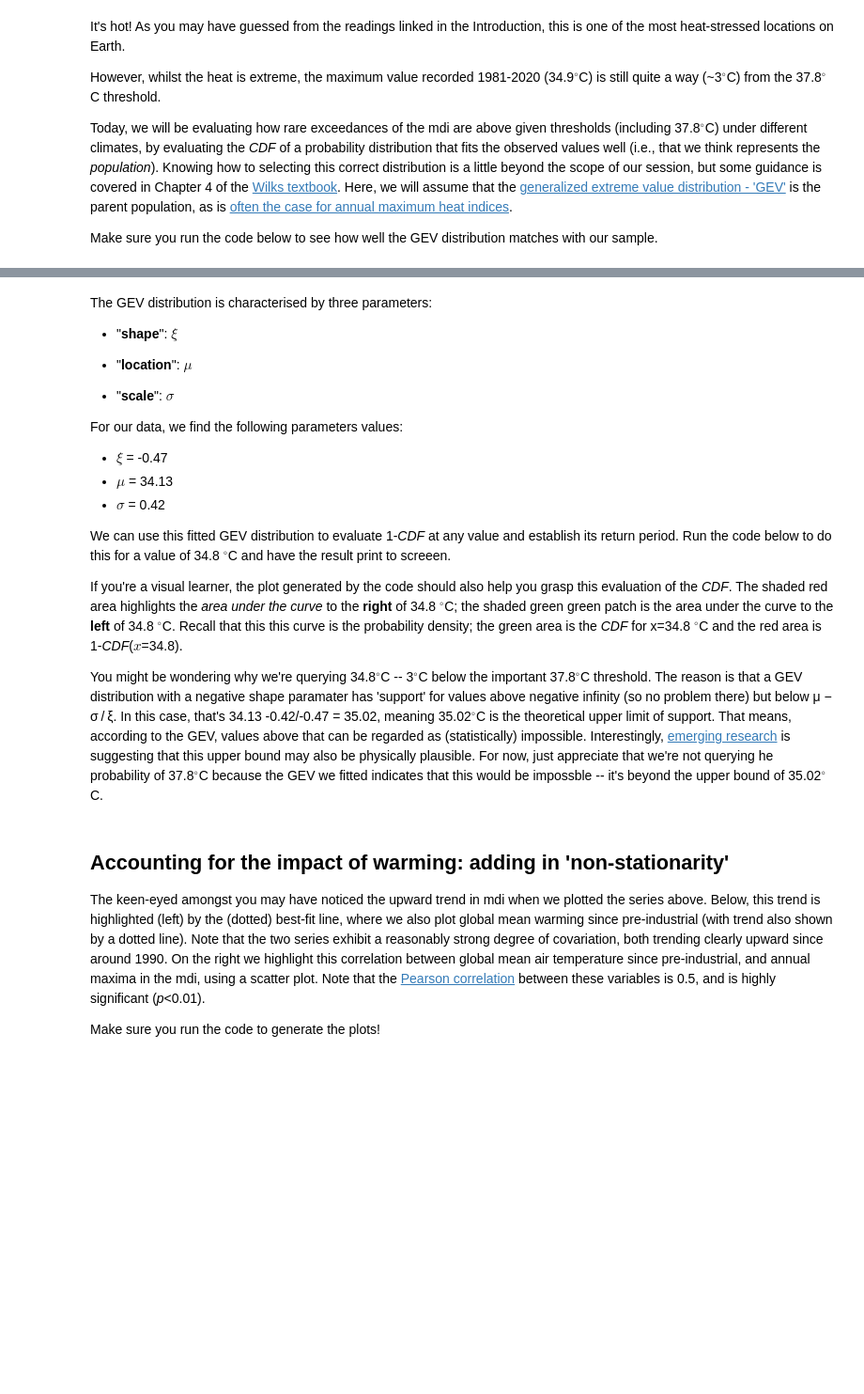
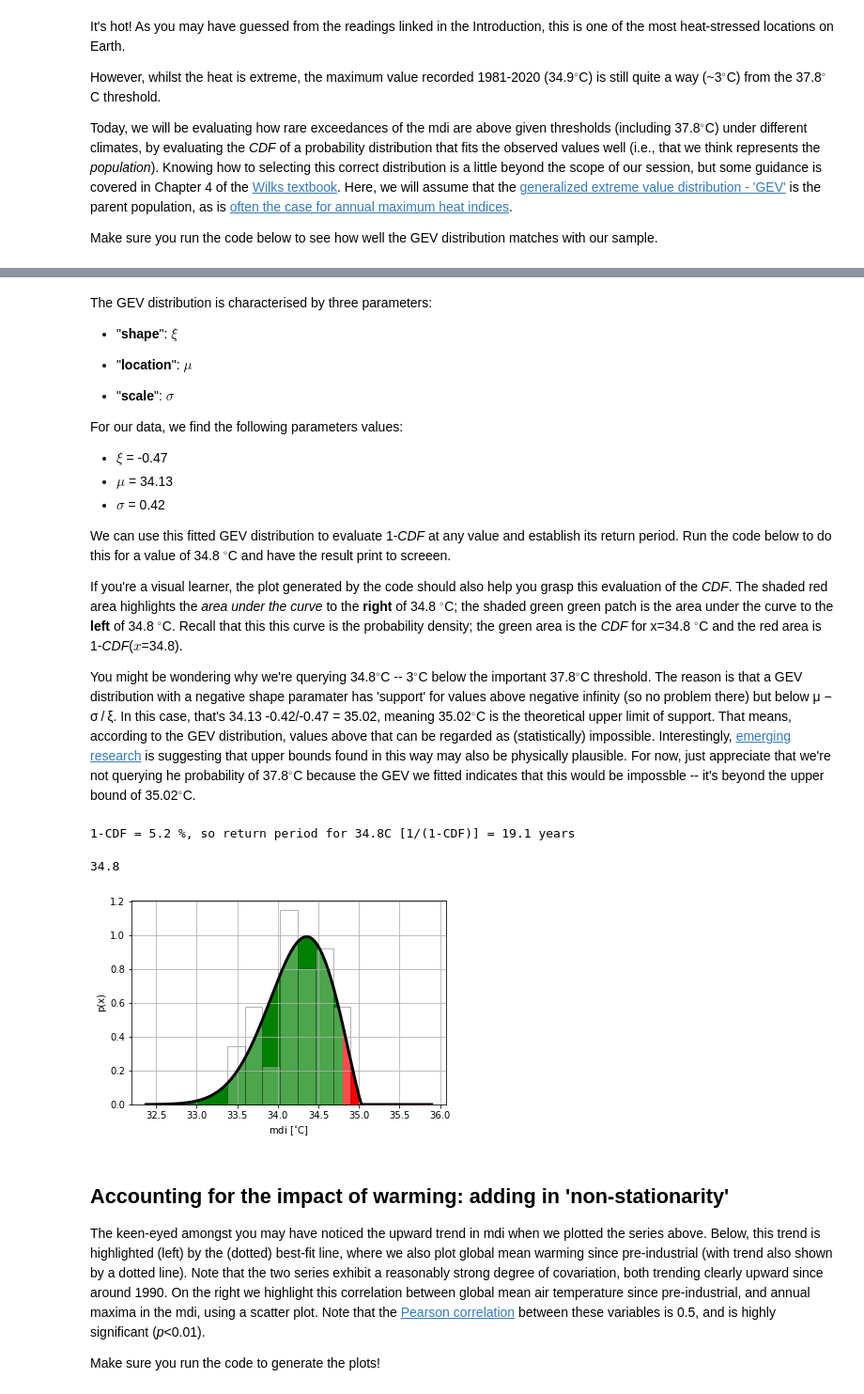
Before and after one commit to climatom/GYP050, a Jupyter notebook: Extreme heat.ipynb, the cells around one changed output, grey strips where cells are left out. Shown: that part at 94% size. Cells and saved outputs as stored; diff of their text form; code cells hidden in the pictures; blank space fills up the shorter version.

```diff
--- a/Extreme heat.ipynb
+++ b/Extreme heat.ipynb
@@ -85,23 +90,28 @@ We can use this fitted GEV distribution to evaluate 1-*CDF* at any value and est
 
 If you're a visual learner, the plot generated by the code should also help you grasp this evaluation of the *CDF*. The shaded red area highlights the *area under the curve* to the **right** of 34.8 $^{\circ}$C; the shaded green green patch is the area under the curve to the **left** of 34.8 $^{\circ}$C. Recall that this this curve is the probability density; the green area is the *CDF* for x=34.8 $^{\circ}$C and the red area is 1-*CDF*($x$=34.8).
 
-You might be wondering why we're querying 34.8$^{\circ}$C -- 3$^{\circ}$C below the important 37.8$^{\circ}$C threshold. The reason is that a GEV distribution with a negative shape paramater has 'support' for values above negative infinity (so no problem there) but below μ − σ / ξ. In this case, that's 34.13 -0.42/-0.47 = 35.02, meaning 35.02$^{\circ}$C is the theoretical upper limit of support. That means, according to the GEV, values above that can be regarded as (statistically) impossible. Interestingly, [emerging research](https://journals.ametsoc.org/view/journals/clim/aop/JCLI-D-20-0916.1/JCLI-D-20-0916.1.xml) is suggesting that this upper bound may also be physically plausible. For now, just appreciate that we're not querying he probability of 37.8$^{\circ}$C because the GEV we fitted indicates that this would be impossble -- it's beyond the upper bound of 35.02$^{\circ}$C.
+You might be wondering why we're querying 34.8$^{\circ}$C -- 3$^{\circ}$C below the important 37.8$^{\circ}$C threshold. The reason is that a GEV distribution with a negative shape paramater has 'support' for values above negative infinity (so no problem there) but below μ − σ / ξ. In this case, that's 34.13 -0.42/-0.47 = 35.02, meaning 35.02$^{\circ}$C is the theoretical upper limit of support. That means, according to the GEV distribution, values above that can be regarded as (statistically) impossible. Interestingly, [emerging research](https://journals.ametsoc.org/view/journals/clim/aop/JCLI-D-20-0916.1/JCLI-D-20-0916.1.xml) is suggesting that upper bounds found in this way may also be physically plausible. For now, just appreciate that we're not querying he probability of 37.8$^{\circ}$C because the GEV we fitted indicates that this would be impossble -- it's beyond the upper bound of 35.02$^{\circ}$C.
 # %%
 qp=34.8
 d=utils.gev_cdf(qp,shape,loc,scale)
 print(r'1-CDF = %.1f %%, so return period for %.1fC [1/(1-CDF)] = %.1f years'%(100-d*100.,qp,(1/(1-d))))
 xref=np.linspace(mdi.min()-1,mdi.max()+1,1000)
 fig,ax=plt.subplots(1)
 ax.hist(mdi,bins=7,density=True,facecolor='w',edgecolor='k',alpha=0.3)
 pdf=utils.gev_pdf(xref,shape,loc,scale)
 ax.plot(xref,pdf,color='black',linewidth=3)
 xl=xref[xref<=qp]
 xu=xref[xref>qp]
 ax.fill_between(xl,np.zeros(len(xl)),pdf[xref<=qp],color='green')
 ax.fill_between(xu,np.zeros(len(xu)),pdf[xref>qp],color='red')
 ax.grid()
 ax.set_xlabel("mdi [$^{\circ}$C]")
 ax.set_ylabel("p(x)")
+qp
+# %% [output]
+1-CDF = 5.2 %, so return period for 34.8C [1/(1-CDF)] = 19.1 years
+34.8
+[figure, added]
 # %% [markdown]
 ## Accounting for the impact of warming: adding in 'non-stationarity'
 
```
Also changed, not shown: parts of 8 cells of this notebook, 27 other files.
